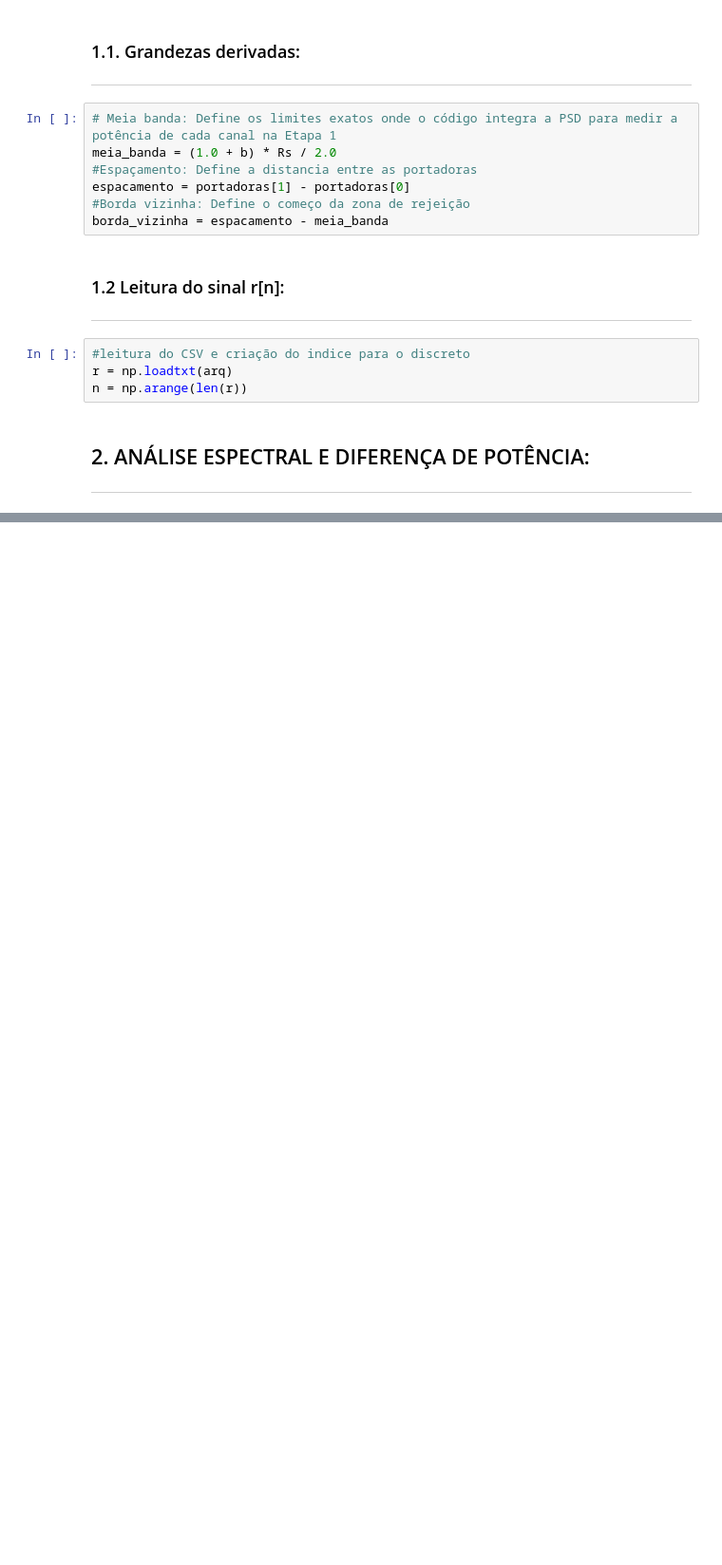
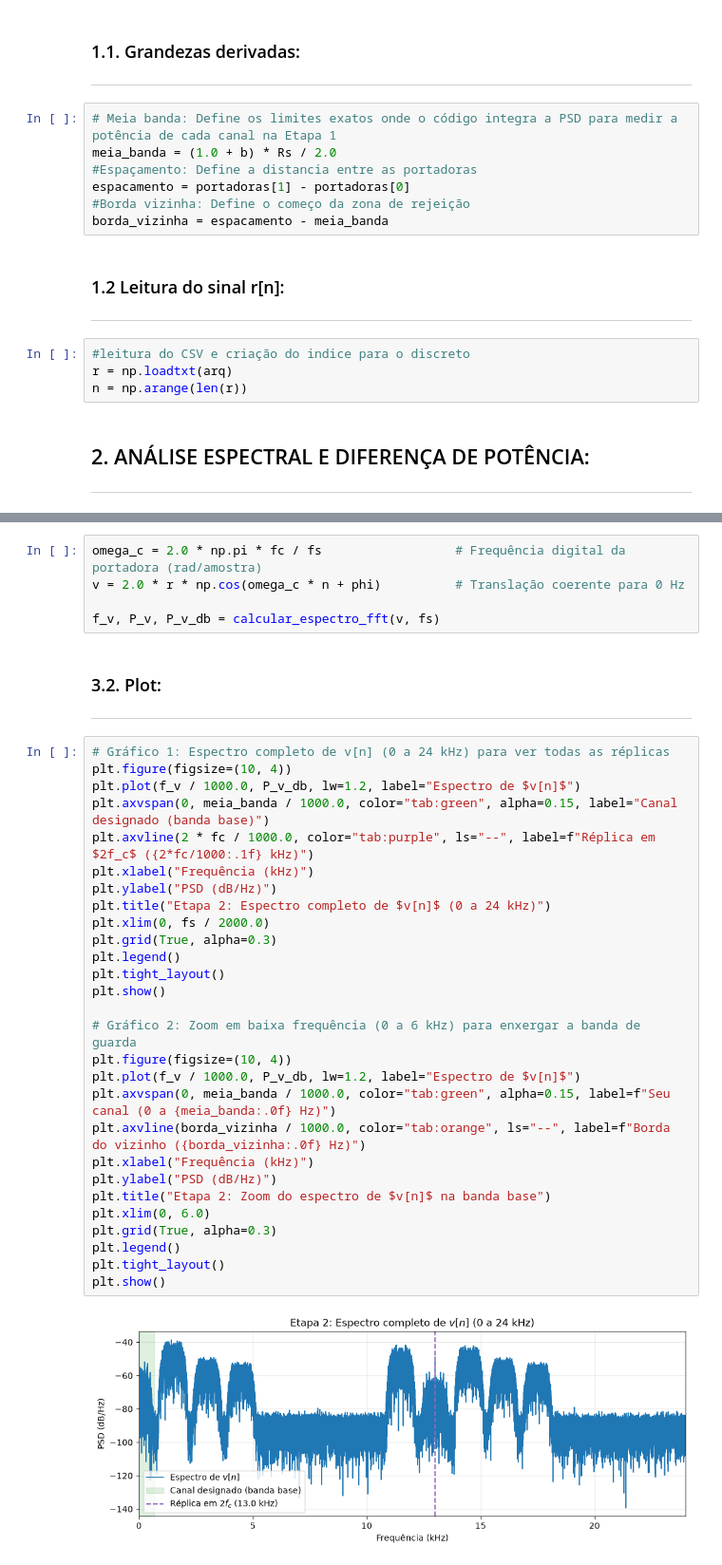
Before and after one commit to Afonso-13-UFC/FinalProject-Signal-and-Systems, a Jupyter notebook: Filtro_lownpass.ipynb, the cells around one changed output, grey strips where cells are left out. Shown at 95% size. Saved outputs shown, nothing was run; the diff lists cells and outputs as text; blank space fills up the shorter version.

```diff
--- a/Filtro_lownpass.ipynb
+++ b/Filtro_lownpass.ipynb
@@ -57,0 +129,38 @@ def calcular_espectro_fft(x, fs):
+# %%
+omega_c = 2.0 * np.pi * fc / fs                  # Frequência digital da portadora (rad/amostra)
+v = 2.0 * r * np.cos(omega_c * n + phi)          # Translação coerente para 0 Hz
+
+f_v, P_v, P_v_db = calcular_espectro_fft(v, fs)
+# %% [markdown]
+### 3.2. Plot:
+---
+# %%
+# Gráfico 1: Espectro completo de v[n] (0 a 24 kHz) para ver todas as réplicas
+plt.figure(figsize=(10, 4))
+plt.plot(f_v / 1000.0, P_v_db, lw=1.2, label="Espectro de $v[n]$")
+plt.axvspan(0, meia_banda / 1000.0, color="tab:green", alpha=0.15, label="Canal designado (banda base)")
+plt.axvline(2 * fc / 1000.0, color="tab:purple", ls="--", label=f"Réplica em $2f_c$ ({2*fc/1000:.1f} kHz)")
+plt.xlabel("Frequência (kHz)")
+plt.ylabel("PSD (dB/Hz)")
+plt.title("Etapa 2: Espectro completo de $v[n]$ (0 a 24 kHz)")
+plt.xlim(0, fs / 2000.0)
+plt.grid(True, alpha=0.3)
+plt.legend()
+plt.tight_layout()
+plt.show()
+
+# Gráfico 2: Zoom em baixa frequência (0 a 6 kHz) para enxergar a banda de guarda
+plt.figure(figsize=(10, 4))
+plt.plot(f_v / 1000.0, P_v_db, lw=1.2, label="Espectro de $v[n]$")
+plt.axvspan(0, meia_banda / 1000.0, color="tab:green", alpha=0.15, label=f"Seu canal (0 a {meia_banda:.0f} Hz)")
+plt.axvline(borda_vizinha / 1000.0, color="tab:orange", ls="--", label=f"Borda do vizinho ({borda_vizinha:.0f} Hz)")
+plt.xlabel("Frequência (kHz)")
+plt.ylabel("PSD (dB/Hz)")
+plt.title("Etapa 2: Zoom do espectro de $v[n]$ na banda base")
+plt.xlim(0, 6.0)
+plt.grid(True, alpha=0.3)
+plt.legend()
+plt.tight_layout()
+plt.show()
+# %% [output]
+[figure, added]
```
Also changed, not shown: parts of 9 cells of this notebook.
